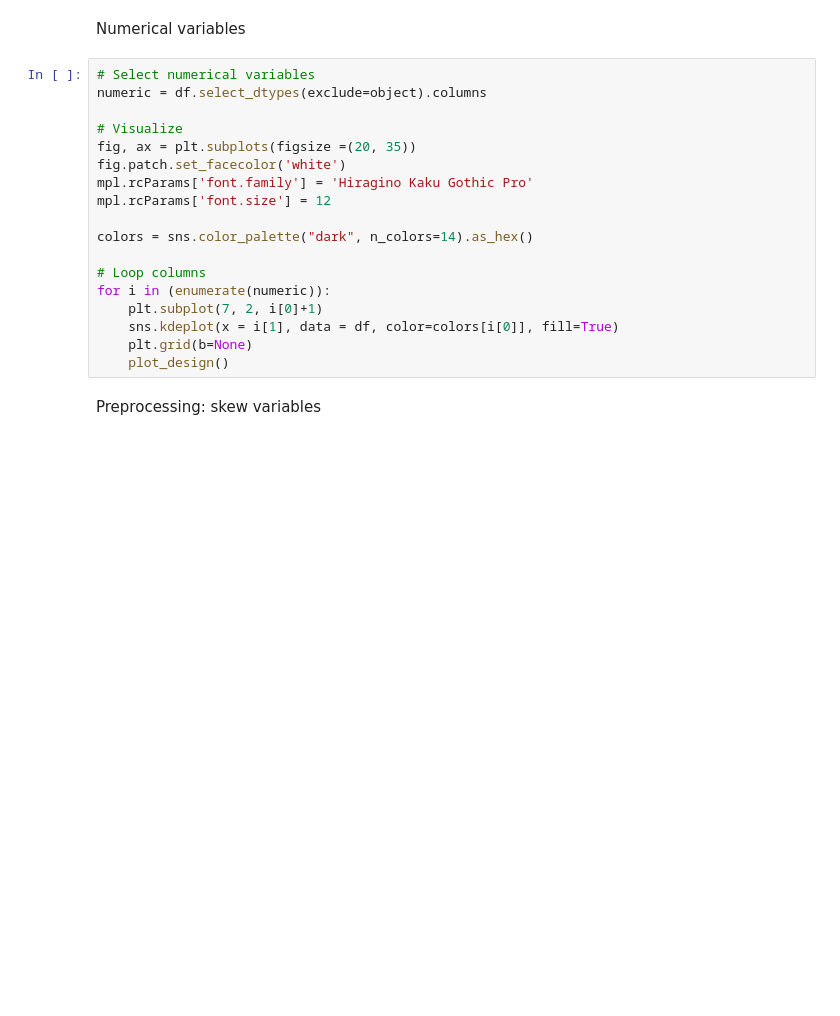
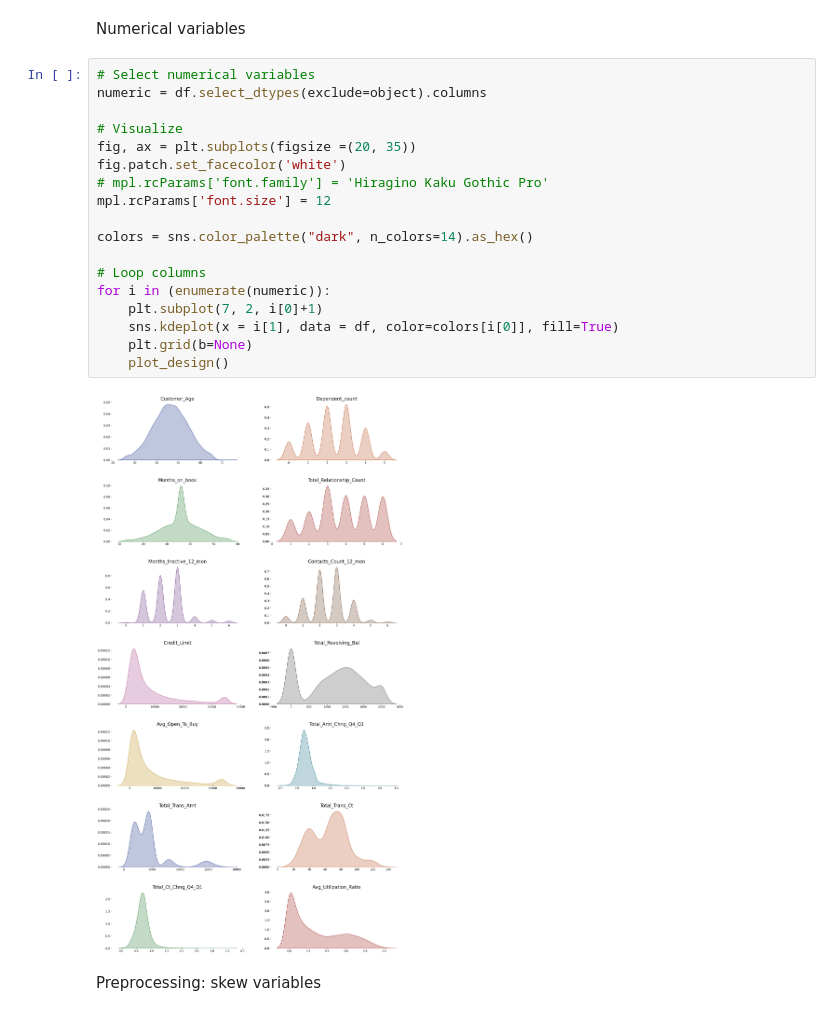
Before and after one commit to dimiphoton/creadit-card-churn-prediction, a Jupyter notebook: scripts/experiences/dimi0.ipynb, the cells around one changed output. Saved outputs shown, nothing was run; the diff lists cells and outputs as text; blank space fills up the shorter version.

```diff
--- a/scripts/experiences/dimi0.ipynb
+++ b/scripts/experiences/dimi0.ipynb
@@ -180,21 +94,23 @@ Numerical variables
 # %%
 # Select numerical variables
 numeric = df.select_dtypes(exclude=object).columns
 
 # Visualize
 fig, ax = plt.subplots(figsize =(20, 35))
 fig.patch.set_facecolor('white')
-mpl.rcParams['font.family'] = 'Hiragino Kaku Gothic Pro'
+# mpl.rcParams['font.family'] = 'Hiragino Kaku Gothic Pro'
 mpl.rcParams['font.size'] = 12
 
 colors = sns.color_palette("dark", n_colors=14).as_hex()
 
 # Loop columns
 for i in (enumerate(numeric)):
     plt.subplot(7, 2, i[0]+1)
     sns.kdeplot(x = i[1], data = df, color=colors[i[0]], fill=True)
     plt.grid(b=None)
     plot_design()
+# %% [output]
+[figure, added]
 # %% [markdown]
 Preprocessing: skew variables
 # %%
```
Also changed, not shown: parts of 23 cells of this notebook, 3 other files.
